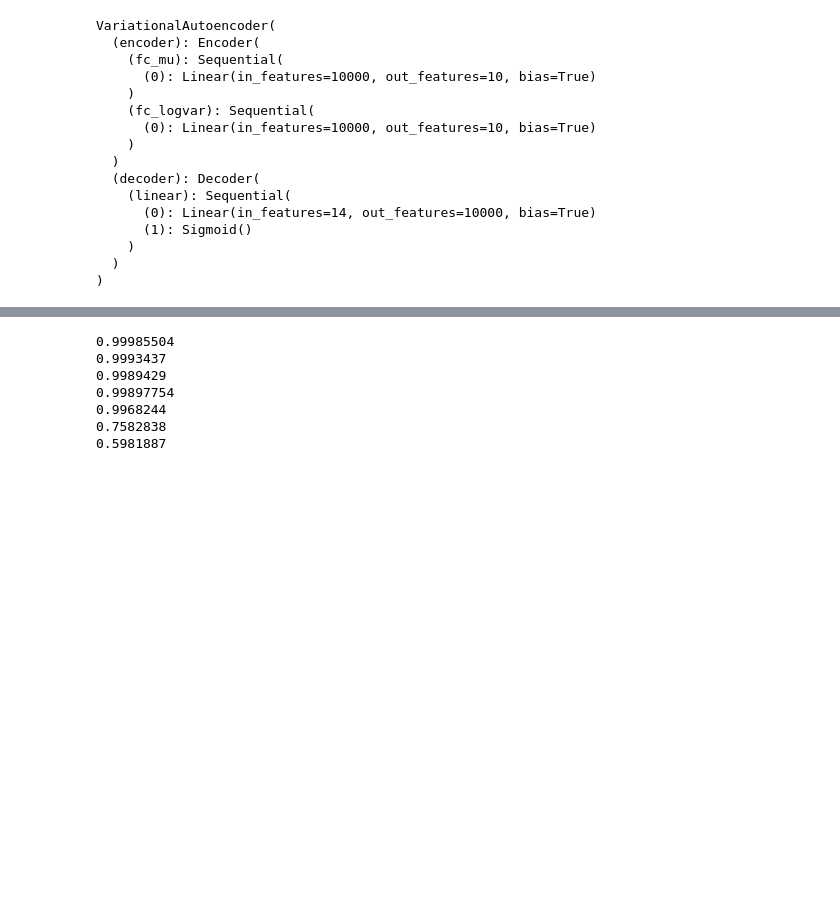
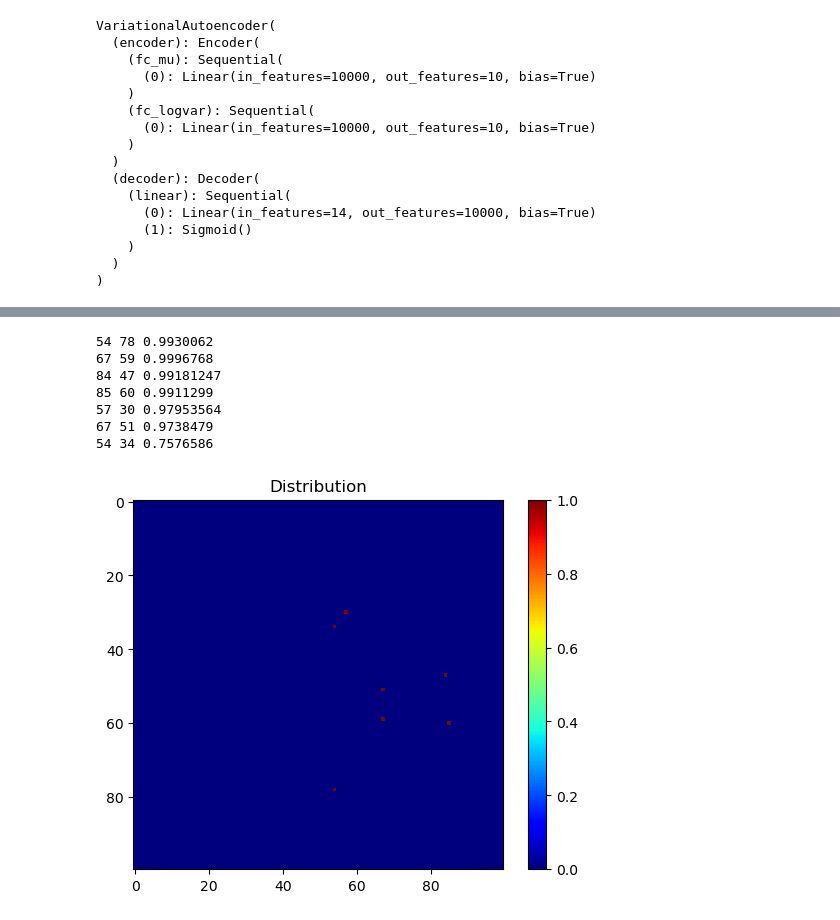
Before and after one commit to DaniAffCH/passage-human-feedback, a Jupyter notebook: generator/inference.ipynb, the cells around one changed output, grey strips where cells are left out. Saved outputs shown, nothing was run; the diff lists cells and outputs as text; code cells hidden in the pictures; blank space fills up the shorter version.

```diff
--- a/generator/inference.ipynb
+++ b/generator/inference.ipynb
@@ -94,25 +94,28 @@ Distribution.plot(res)
 # %%
 import numpy as np
 
 def topk(matrix, k):
-    # every pair is x,y and the list is sorted according to the probability
+    # every pair is x,y and the list
     flat_indices = np.argpartition(matrix.flatten(), -k)[-k:]
     topk_indices = np.unravel_index(flat_indices, matrix.shape)
     t = np.transpose(topk_indices)
     out = [list(reversed(pair)) for pair in t]
     return list(reversed(out))
 
 
 topkCoord = topk(res,7)
-
+generatedPositions = np.zeros((100,100))
 for l in topkCoord:
     x,y = l
-    print(x_perturb[y,x])
+    generatedPositions[y,x] = 1.
+    print(x,y,x_perturb[y,x])
+Distribution.plot(generatedPositions)
 # %% [output]
-0.99985504
-0.9993437
-0.9989429
-0.99897754
-0.9968244
-0.7582838
-0.5981887
+54 78 0.9930062
+67 59 0.9996768
+84 47 0.99181247
+85 60 0.9911299
+57 30 0.97953564
+67 51 0.9738479
+54 34 0.7576586
+[figure, added]
```
Also changed, not shown: parts of 3 cells of this notebook.
